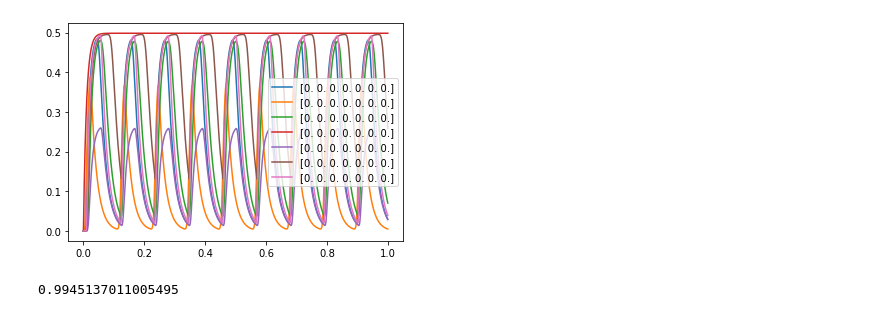
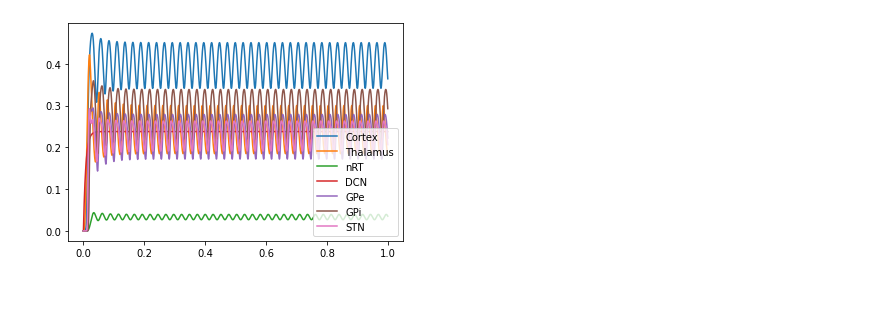
Before and after one commit to clemvst/Parkinson_ComputationalNeuroscience, a Jupyter notebook: Model_withoutBrian.ipynb, the cells around one changed output. Drawn from its saved outputs; the diff is of its cells as text; code cells hidden in the pictures.

```diff
--- a/Model_withoutBrian.ipynb
+++ b/Model_withoutBrian.ipynb
@@ -9,8 +9,8 @@ import numpy as np
 
 # defaultclock.dt=0.1*ms # for better precision
 
-thet = {"e": 1.3, "i": 2.0}
-b = {"e": 4.0, "i": 3.7}
+b = {"e": 1.3, "i": 2.0}
+thet = {"e": 4.0, "i": 3.7}
 k = {"e": 0.9945, "i": 0.9994}
 
 # tau doivent etre entre 10 et 20 ms
@@ -23,7 +23,7 @@ tau_gpi = 10
 tau_stn = 10
 
 # Healthy state parameters
-# w = [0, 20, 5, 8, 25, 15, 5, 19, 5, 15, 20, 20]
+w = [0, 20, 5, 8, 25, 15, 5, 19, 5, 15, 20, 20]
 
 w1 = 20
 w2 = 5
@@ -39,7 +39,7 @@ w11 = 20
 ext = 3.42
 
 # # Tremor band parameters
-w = [0, 20, 12, 8, 9, 15, 5, 5, 5, 15, 20, 20]
+# w = [0, 20, 12, 8, 9, 15, 5, 5, 5, 15, 20, 20]
 # w1 = 20
 # w2 = 12
 # w3 = 8
@@ -95,8 +95,7 @@ def Z(x,p):
 # dI_gpi/dt = (- I_gpi + (k_i - I_gpi) * Z_i(w9 * E_stn)) / tau_gpi : 1
 # dE_stn/dt = (- E_stn + (k_e - E_stn) * Z_e(w10 * E_cx - w11 * I_gpe)) / tau_stn : 1
 # %%
-import numpy as np
-from scipy.integrate import odeint
+from scipy.integrate import odeint, solve_ivp
 
 temps = np.arange(0, 1, 0.0001)
 Y0 = [0, 0, 0, 0, 0, 0, 0]
@@ -104,42 +103,42 @@ Y0 = [0, 0, 0, 0, 0, 0, 0]
 
 # %Parameters for gamma oscillation
 ext=3.42;
-tau=0.020;
+tau=0.010;
 e1=np.exp(5.2);
 e2=np.exp(7.4);
 
-i = 'i'
-e = 'e'
+i = 'e'
+e = 'i'
 # L'équation différentielle sous forme de fonction
 
 def equation(Y,temps):
 
     # Inputs and weights
     Cx=w[1]*Y[1]
     Th=w[2]*Y[0]-w[3]*Y[2]+w[4]*Y[3]-w[5]*Y[5]
     RT=w[6]*Y[0]
     DCN=ext
     GPe=w[7]*Y[6]-w[8]*Y[4]
     GPi=w[9]*Y[6]
     STN=w[10]*Y[0]-w[11]*Y[4]
 
     # Functions to solve
     dY1=(-Y[0]+(k[i]-Y[0])*Z(Cx, i))/tau
     dY2=(-Y[1]+(k[i]-Y[1])*Z(Th, i))/tau
     dY3=(-Y[2]+(k[e]-Y[2])*Z(RT, e))/tau
     dY4=(-Y[3]+(k[i]-Y[3])*Z(DCN, i))/tau
     dY5=(-Y[4]+(k[e]-Y[4])*Z(GPe, e))/tau
     dY6=(-Y[5]+(k[e]-Y[5])*Z(GPi, e))/tau
     dY7=(-Y[6]+(k[i]-Y[6])*Z(STN, i))/tau
 
     # On renvoie ce que vaut Y' :
     return [dY1, dY2, dY3, dY4, dY5, dY6, dY7]
 
 # Pour que odeint renvoit séparément les valeurs de Y et de Y', il faut rajouter .T à la fin
 Y=odeint(equation, Y0, temps)
-plt.plot(temps,Y, label=Y[0])
-plt.legend()
+plt.plot(temps,Y)
+plt.legend(['Cortex','Thalamus','nRT','DCN','GPe','GPi','STN'])
 plt.show()
 # %% [output]
-[figure, old version]
+[figure, new version]
 # %%
@@ -148,4 +146,0 @@ ke = 1/(1/np.exp(5.2)+1)
-# %%
-ke
-# %% [output]
-0.9945137011005495
```
Also changed, not shown: parts of 6 cells of this notebook, 1 other file.
